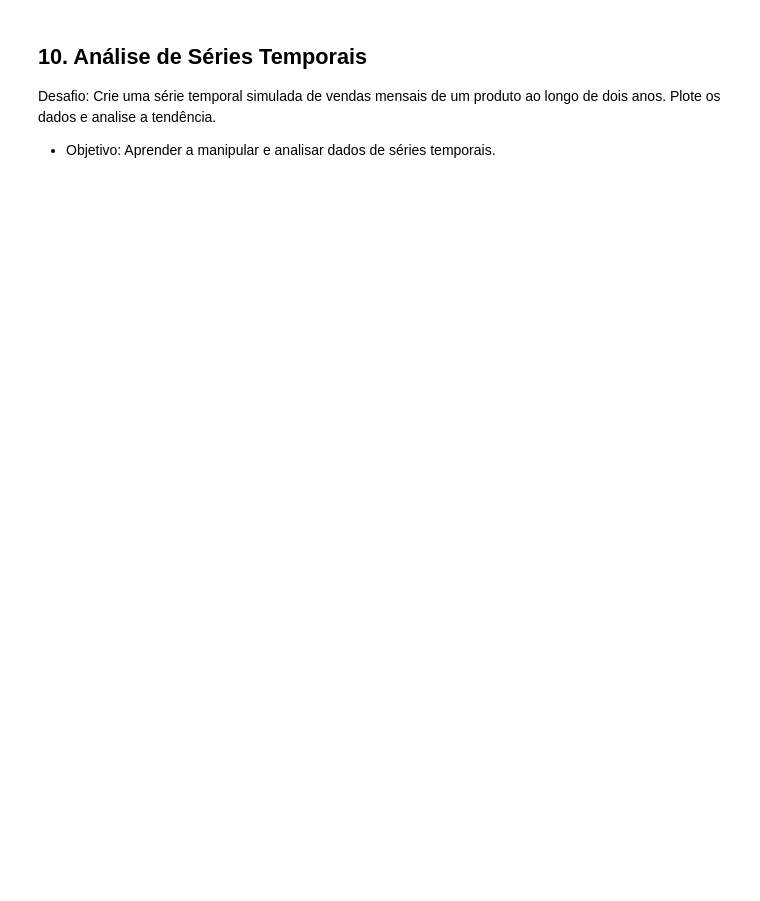
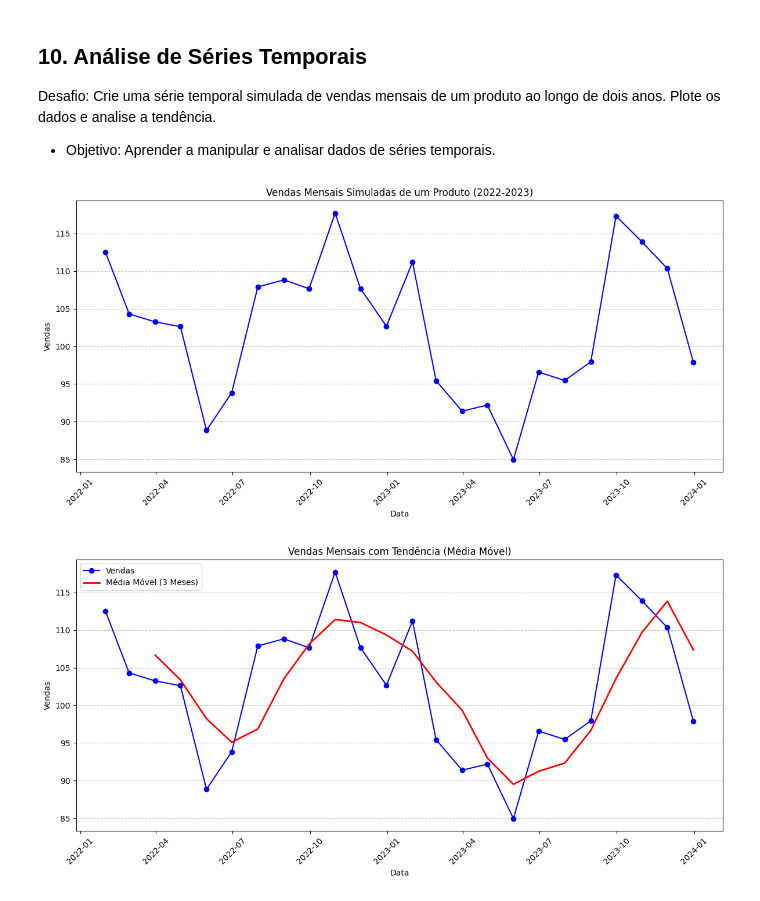
Before and after one commit to victoriawermelinger/SoulCode, a Jupyter notebook: Bootcamp - ANALISE DE DADOS/Exercicio Estatística/Lista de Desafios de Estatística.ipynb, the cells around one changed output. Saved outputs shown, nothing was run; the diff lists cells and outputs as text; code cells hidden in the pictures; blank space fills up the shorter version.

```diff
--- a/Bootcamp - ANALISE DE DADOS/Exercicio Estatística/Lista de Desafios de Estatística.ipynb
+++ b/Bootcamp - ANALISE DE DADOS/Exercicio Estatística/Lista de Desafios de Estatística.ipynb
@@ -338,3 +439,51 @@ para 0 a 10 sucessos.
 ## 10. Análise de Séries Temporais
 Desafio: Crie uma série temporal simulada de vendas mensais de um produto ao longo de dois anos. Plote os dados e analise a tendência.
 - Objetivo: Aprender a manipular e analisar dados de séries temporais.
+# %%
+# Definindo o período da série temporal
+start_date = '2022-01-01'
+end_date = '2023-12-31'
+date_range = pd.date_range(start=start_date, end=end_date, freq='M')
+
+# Simulando vendas mensais
+np.random.seed(42)  # Para reprodutibilidade
+base_sales = 100    # Vendas base
+seasonal_variation = np.array([10, 5, 0, -5, -10, -5, 0, 5, 10, 15, 10, 5] * 2)  # Variação sazonal
+random_noise = np.random.normal(0, 5, len(date_range))  # Ruído aleatório
+
+# Gerando as vendas simuladas
+sales = base_sales + seasonal_variation + random_noise
+sales[sales < 0] = 0  # Garantindo que as vendas não sejam negativas
+
+# Criando um DataFrame
+df_sales = pd.DataFrame({'Data': date_range, 'Vendas': sales})
+
+# Plotando os dados
+plt.figure(figsize=(12, 6))
+plt.plot(df_sales['Data'], df_sales['Vendas'], marker='o', linestyle='-', color='blue')
+plt.title('Vendas Mensais Simuladas de um Produto (2022-2023)')
+plt.xlabel('Data')
+plt.ylabel('Vendas')
+plt.xticks(rotation=45)
+plt.grid(axis='y', linestyle='--', alpha=0.7)
+plt.tight_layout()
+plt.show()
+
+# Análise da tendência
+df_sales['Média Móvel'] = df_sales['Vendas'].rolling(window=3).mean()  # Média móvel de 3 meses
+
+# Plotando a média móvel
+plt.figure(figsize=(12, 6))
+plt.plot(df_sales['Data'], df_sales['Vendas'], marker='o', linestyle='-', color='blue', label='Vendas')
+plt.plot(df_sales['Data'], df_sales['Média Móvel'], color='red', label='Média Móvel (3 Meses)', linewidth=2)
+plt.title('Vendas Mensais com Tendência (Média Móvel)')
+plt.xlabel('Data')
+plt.ylabel('Vendas')
+plt.xticks(rotation=45)
+plt.legend()
+plt.grid(axis='y', linestyle='--', alpha=0.7)
+plt.tight_layout()
+plt.show()
+# %% [output]
+[figure, added]
+[figure, added]
```
Also changed, not shown: parts of 8 cells of this notebook.
